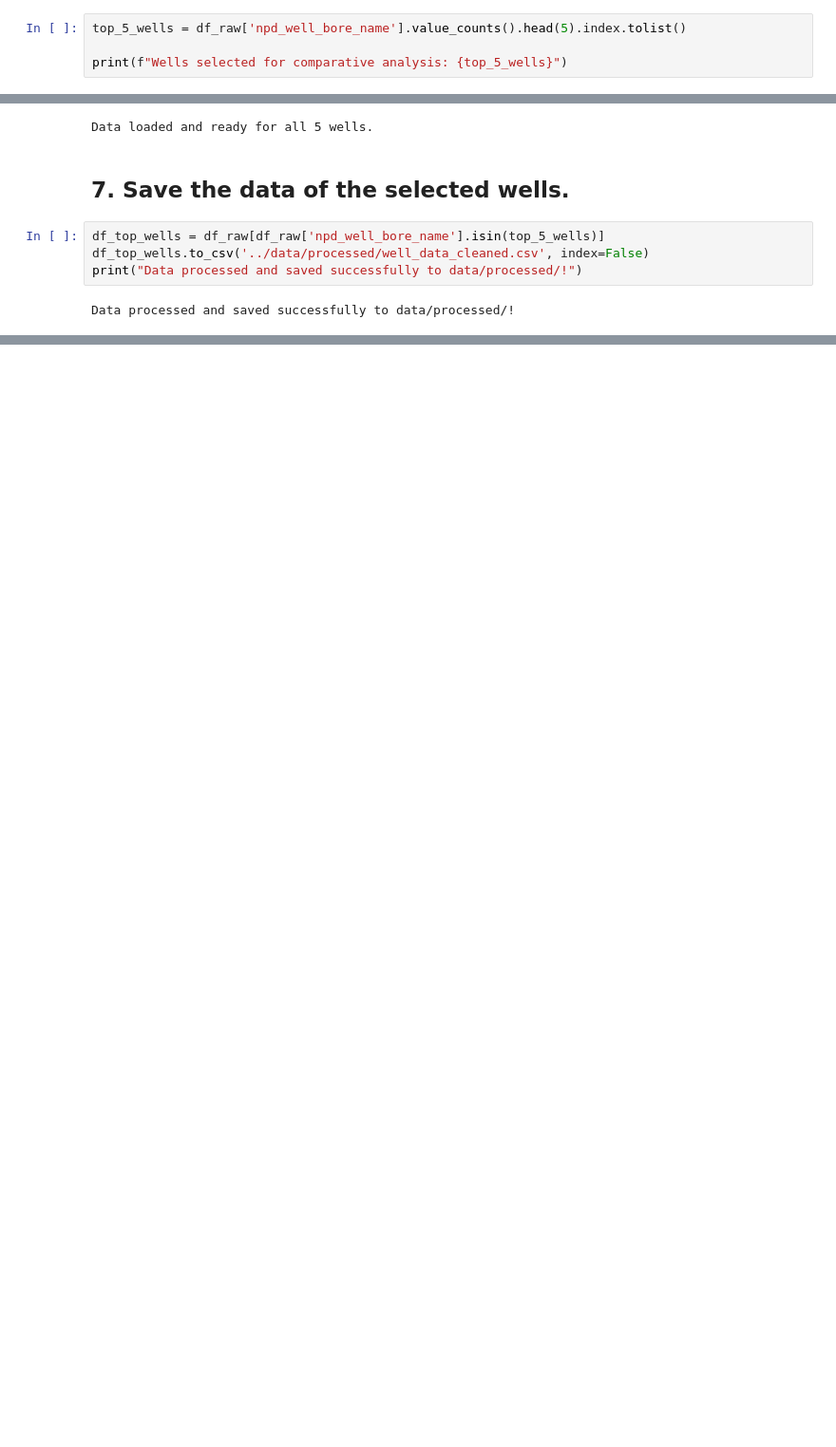
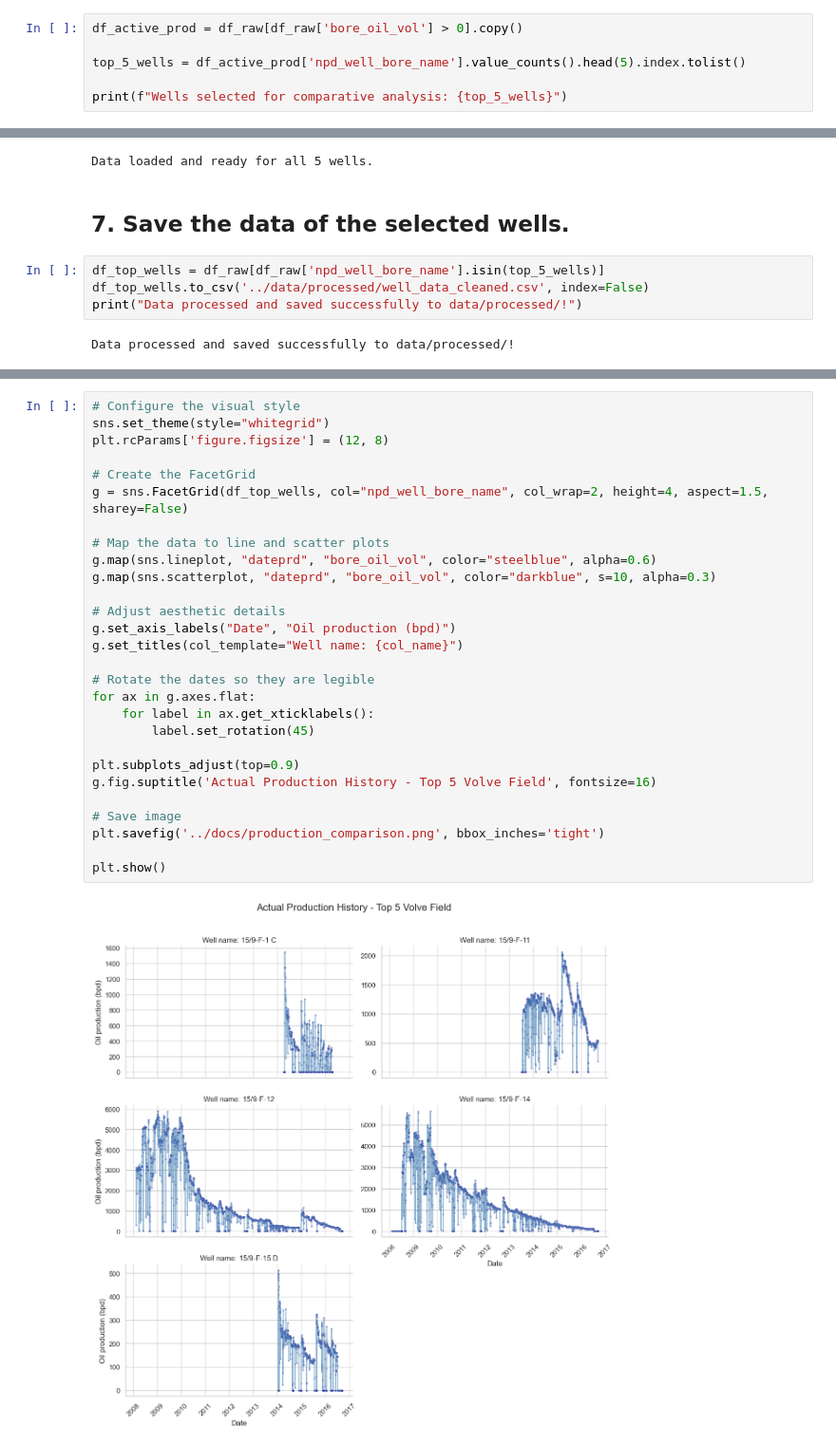
Before and after one commit to ramonguerraa/Volve-Field-Production-Analysis, a Jupyter notebook: notebooks/01_eda_clean.ipynb, the cells around one changed output, grey strips where cells are left out. Shown at 95% size. Cells and saved outputs as stored; diff of their text form; blank space fills up the shorter version.

```diff
--- a/notebooks/01_eda_clean.ipynb
+++ b/notebooks/01_eda_clean.ipynb
@@ -32,7 +32,9 @@ df_raw.columns = [col.lower() for col in df_raw.columns]    # Normalize to lower
 # %% [markdown]
 ## 5. Identify the 5 wells with the longest production history.
 # %%
-top_5_wells = df_raw['npd_well_bore_name'].value_counts().head(5).index.tolist()
+df_active_prod = df_raw[df_raw['bore_oil_vol'] > 0].copy()
+
+top_5_wells = df_active_prod['npd_well_bore_name'].value_counts().head(5).index.tolist()
 
 print(f"Wells selected for comparative analysis: {top_5_wells}")
 # %% [output]
@@ -61,0 +66,30 @@ Data processed and saved successfully to data/processed/!
+# %%
+# Configure the visual style
+sns.set_theme(style="whitegrid")
+plt.rcParams['figure.figsize'] = (12, 8)
+
+# Create the FacetGrid
+g = sns.FacetGrid(df_top_wells, col="npd_well_bore_name", col_wrap=2, height=4, aspect=1.5, sharey=False)
+
+# Map the data to line and scatter plots
+g.map(sns.lineplot, "dateprd", "bore_oil_vol", color="steelblue", alpha=0.6)
+g.map(sns.scatterplot, "dateprd", "bore_oil_vol", color="darkblue", s=10, alpha=0.3)
+
+# Adjust aesthetic details
+g.set_axis_labels("Date", "Oil production (bpd)")
+g.set_titles(col_template="Well name: {col_name}")
+
+# Rotate the dates so they are legible
+for ax in g.axes.flat:
+    for label in ax.get_xticklabels():
+        label.set_rotation(45)
+
+plt.subplots_adjust(top=0.9)
+g.fig.suptitle('Actual Production History - Top 5 Volve Field', fontsize=16)
+
+# Save image
+plt.savefig('../docs/production_comparison.png', bbox_inches='tight')
+
+plt.show()
+# %% [output]
+[figure, added]
```
Also changed, not shown: parts of 4 cells of this notebook, 5 other files.
